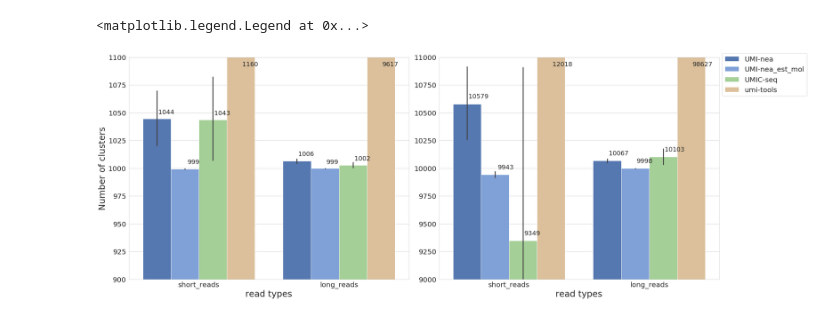
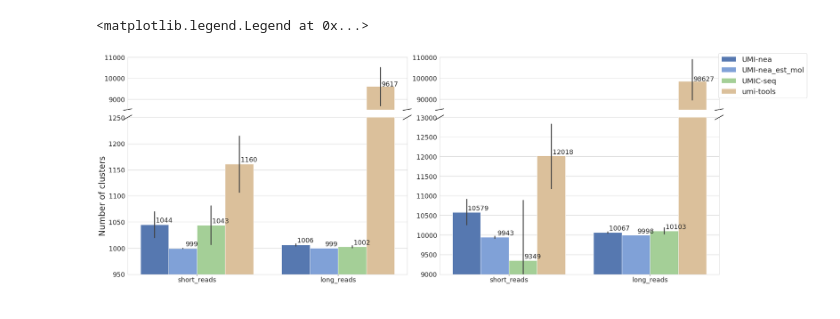
Before and after one commit to Qiaseq-research/UMI-nea, a Jupyter notebook: benchmark/plot_fig1.ipynb, the cells around one changed output. Drawn from its saved outputs; the diff is of its cells as text; code cells hidden in the pictures.

```diff
--- a/benchmark/plot_fig1.ipynb
+++ b/benchmark/plot_fig1.ipynb
@@ -68,50 +22,66 @@ df_a_gp = df_a.groupby(["num_founder","read_type","tool"])["dedup_umi_cluster"].
 df_a_gp = df_a_gp.reset_index()
 df_a_gp["dedup_umi_cluster"] = df_a_gp["dedup_umi_cluster"].astype(int)
 df_a_gp = df_a_gp.sort_values(by=["num_founder","read_type","tool"])
-fs=[1000, 10000]
 bar_xcoord = [[-0.29,-0.08,0.11,0.31],[0.71,0.91,1.11,1.31]]
 bar_ycoord = [[y for y in df_a_gp.loc[(df_a_gp["num_founder"]==1000) & (df_a_gp["read_type"]=="short_reads"),"dedup_umi_cluster"].tolist()],
              [y for y in df_a_gp.loc[(df_a_gp["num_founder"]==1000) & (df_a_gp["read_type"]=="long_reads"),"dedup_umi_cluster"].tolist()],
              [y for y in df_a_gp.loc[(df_a_gp["num_founder"]==10000) & (df_a_gp["read_type"]=="short_reads"),"dedup_umi_cluster"].tolist()],
              [y for y in df_a_gp.loc[(df_a_gp["num_founder"]==10000) & (df_a_gp["read_type"]=="long_reads"),"dedup_umi_cluster"].tolist()]]
+fs=[1000, 10000]
+bar_ylim = (((8500,11000),(85000,110000)), ((950,1250),(9000,13000)))
 # %%
 colors = sns.color_palette(["#4775BF", "#719DE5","#9FD88E","#E6C290"])
-
-fig, axes = plt.subplots(1,2, figsize = (25,10), frameon=True)
 sns.set_style('whitegrid')
+fig, axes = plt.subplots(2, 2, sharex=True, figsize=(24,9), gridspec_kw={'height_ratios': [1, 3]})
 for i in range(len(fs)):
     num_f = fs[i]
     df1 = df_a[df_a["num_founder"]==num_f]
-
-    sns.barplot(ax=axes[i],data=df1, x="read_type", y="dedup_umi_cluster",
+    ylim0 = bar_ylim[0][i]
+    ylim1 = bar_ylim[1][i]
+    sns.barplot(ax=axes[0][i],data=df1, x="read_type", y="dedup_umi_cluster",
+                hue="tool", hue_order=["UMI-nea", "UMI-nea_est_mol", "UMIC-seq", "umi-tools"],
+                ci=75, palette=colors)
+    sns.barplot(ax=axes[1][i],data=df1, x="read_type", y="dedup_umi_cluster",
                 hue="tool", hue_order=["UMI-nea", "UMI-nea_est_mol", "UMIC-seq", "umi-tools"],
                 ci=85, palette=colors)
-
-    #yticks = [0]+[10**x for x in range(int(np.log10(num_f*10))+1)]
     for j in range(len(bar_xcoord)):
         for k in range(len(bar_xcoord[j])):
             x_loc = bar_xcoord[j][k]
-            y_loc = min(bar_ycoord[i*2+j][k]+num_f*0.005,num_f+num_f*0.092)
-            #y_loc = bar_ycoord[i*2+j][k]+num_f*0.005
+            y_loc = bar_ycoord[i*2+j][k]+num_f*0.005
             t = str(bar_ycoord[i*2+j][k])
-            axes[i].text(x_loc, y_loc, t, fontsize=18)
-    if i < len(fs)-1:
-        lines, labels = axes[i].get_legend_handles_labels()
-    if i > 0:
-        axes[i].set_ylabel("")
+            if y_loc > ylim1[1]:
+                axes[0][i].text(x_loc, y_loc, t, fontsize=18)
+            else:
+                axes[1][i].text(x_loc, y_loc, t, fontsize=18)
+    axes[0][i].set(ylim=ylim0)
+    axes[1][i].set(ylim=ylim1)
+    axes[0][i].spines['bottom'].set_visible(False)
+    axes[1][i].spines['top'].set_visible(False)
+    axes[0][i].tick_params(labeltop=False,labelsize=18)
+    axes[1][i].tick_params(labelsize=18)
+    axes[1][i].xaxis.tick_bottom()
+    axes[0][i].get_legend().remove()
+    axes[1][i].get_legend().remove()
+    axes[0][i].set_xlabel("")
+    axes[1][i].set_xlabel("")
+    axes[0][i].set_ylabel("")
+    if i == 0:
+        axes[1][i].set_ylabel("Number of clusters", fontsize=23)
+        lines, labels = axes[1][i].get_legend_handles_labels()
     else:
-        axes[i].set_ylabel("Number of clusters", fontsize=25)
-    axes[i].get_legend().remove()
-    axes[i].set(ylim=(num_f-num_f*0.1, num_f+num_f*0.1))
-    #axes[i].set_yticklabels(yticks)
-    axes[i].set_xlabel("read types",fontsize=25)
-    axes[i].tick_params(axis='both', which='major', labelsize=20)
-
+        axes[1][i].set_ylabel("")
+    d = .015
+    kwargs = dict(transform=axes[0][i].transAxes, color='k', clip_on=False)
+    axes[0][i].plot((-d, +d), (-d, +d), **kwargs)
+    axes[0][i].plot((1 - d, 1 + d), (-d, +d), **kwargs)
+    kwargs.update(transform=axes[1][i].transAxes)
+    axes[1][i].plot((-d, +d), (1 - d, 1 + d), **kwargs)
+    axes[1][i].plot((1 - d, 1 + d), (1 - d, 1 + d), **kwargs)
 fig.tight_layout()
 fig.legend(lines, labels, loc='upper right', bbox_to_anchor=(1.135,1), fontsize=20)
 # %% [output]
 <matplotlib.legend.Legend at 0x...>
-[figure, old version]
+[figure, new version]
 # %%
 infile = "/mnt/fdkbio11/zhangj/support/UMI-nea_paper/benchmark_oN100_20250516/performance.csv"
 df = pd.read_csv(infile,sep=",")
```
Also changed, not shown: parts of 3 cells of this notebook, 3 other files.
